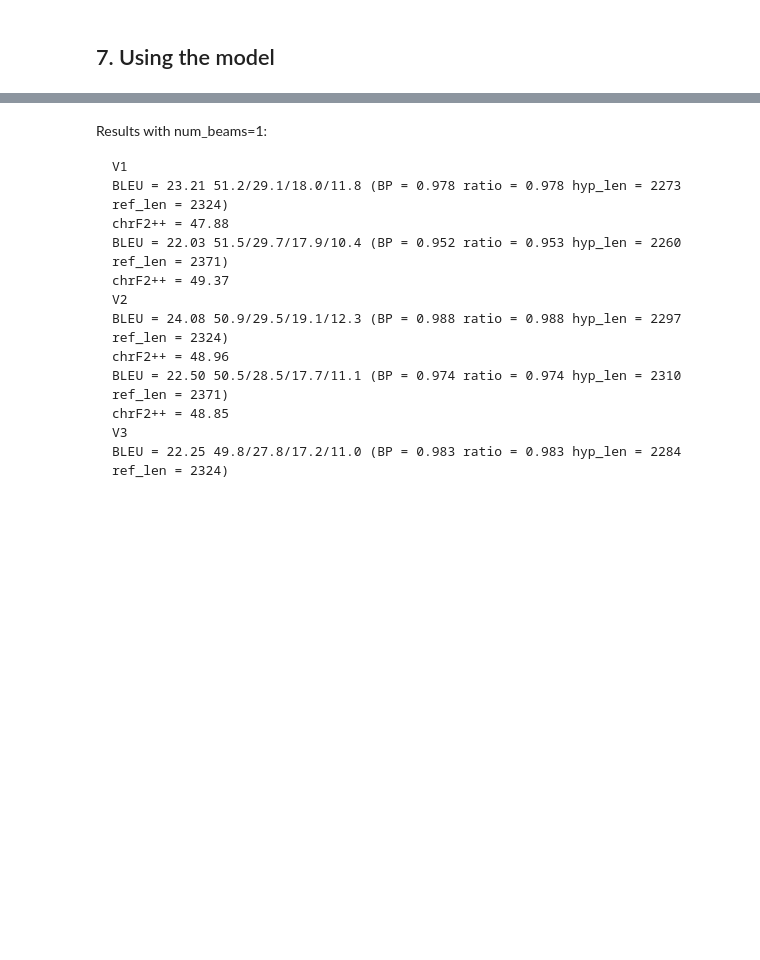
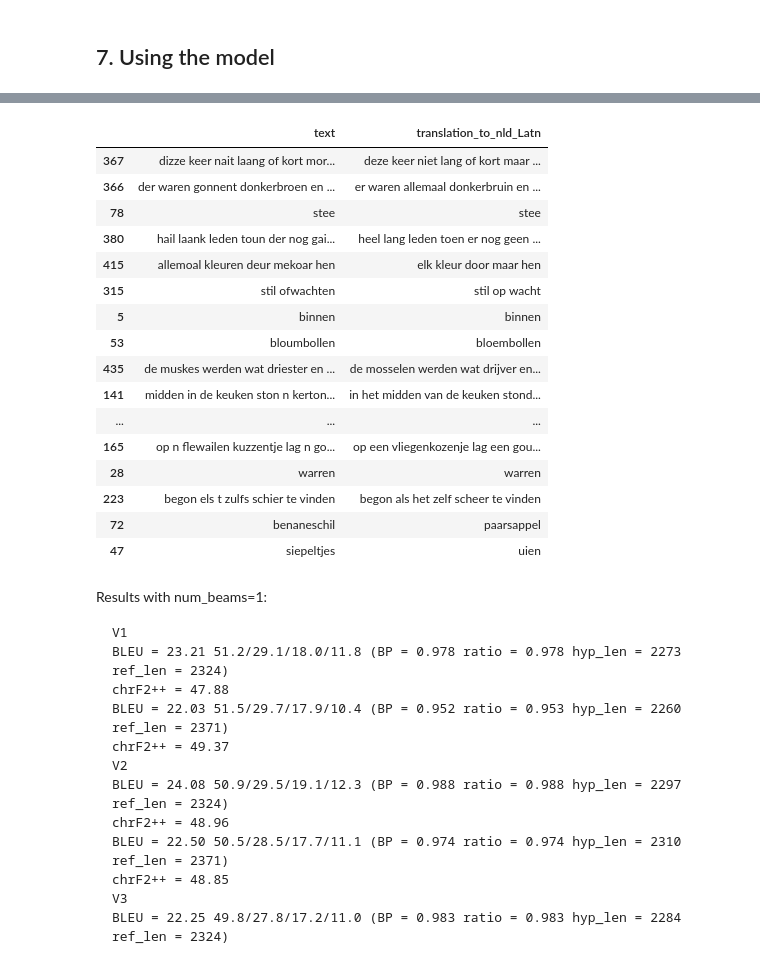
Before and after one commit to tom9358/nllb-tryout, a Jupyter notebook: multilanguage train.ipynb, the cells around one changed output, grey strips where cells are left out. Saved outputs shown, nothing was run; the diff lists cells and outputs as text; code cells hidden in the pictures; blank space fills up the shorter version.

Commit message:
Translated the huggingface sentences to see how they do. Looks like a ton of mistakes still. Best translate them by hand without looking at my model's output and then add them to the training data.

```diff
--- a/multilanguage train.ipynb
+++ b/multilanguage train.ipynb
@@ -486,8 +465,0 @@ display(gosdemo)
-# %%
-for d in ['ö','ò','ó','ô','è','ì','ë','wui ']:
-    # print(d)
-    for i in gosdemo.iterrows():
-        # print(i)
-        for txt in gosdemo['text']:
-            if d in txt:
-                print(txt)
@@ -565,7 +519,6 @@ def preproc(text):
     clean = unicodedata.normalize("NFKC", clean)
     return clean
 # %%
-model_load_name = '../NLLB-GOS/models/nllb-nld-gos-v6'
+model_load_name = '../NLLB-GOS/models/nllb-nld_eng_deu-gos-1.3B-v1'
 model = AutoModelForSeq2SeqLM.from_pretrained(model_load_name).cuda()
 tokenizer = NllbTokenizer.from_pretrained(model_load_name)
-# fix_tokenizer(tokenizer)
@@ -590,5 +550,5 @@ fix_tokenizer(tokenizer)
 # %%
-def translate(text, src_lang='nld_Latn', tgt_lang='eng_Latn', a=32, b=3, max_input_length=1024, num_beams=4, **kwargs):
+def translate(text, src_lang='nld_Latn', tgt_lang='gos_Latn', a=16, b=1.5, max_input_length=700, **kwargs):
     tokenizer.src_lang = src_lang
     tokenizer.tgt_lang = tgt_lang
     inputs = tokenizer(text, return_tensors='pt', padding=True, truncation=True, max_length=max_input_length)
@@ -596,8 +556,8 @@ def translate(text, src_lang='nld_Latn', tgt_lang='eng_Latn', a=32, b=3, max_inp
         **inputs.to(model.device),
         forced_bos_token_id=tokenizer.convert_tokens_to_ids(tgt_lang),
         max_new_tokens=int(a + b * inputs.input_ids.shape[1]),
-        num_beams=num_beams,
         **kwargs
     )
+    #print(inputs.input_ids.shape[1], result.shape[1])
     return tokenizer.batch_decode(result, skip_special_tokens=True)
 # %%
@@ -610,3 +574,41 @@ translate(t, 'nld_Latn', 'gos_Latn', do_sample=True, num_beams=2, temperature=1.
+# %%
+gosdemo = pd.read_csv('../gos-kdl/texts.csv')
+target_lang = "nld_Latn"
+batch_size = 16
+translations = []
+for i in tqdm(range(0, len(gosdemo), batch_size), desc="Translating batches"):
+    batch = gosdemo["text"].tolist()[i:i + batch_size]
+    translations.extend(translate(batch, src_lang="gos_Latn", tgt_lang=target_lang))
+
+gosdemo[f"translation_to_{target_lang}"] = translations
+
+# for d in ['ö','ò','ó','ô','è','ì','ë','wui ']:
+#     # print(d)
+#     for i in gosdemo.iterrows():
+#         # print(i)
+#         for txt in gosdemo['text']:
+#             if d in txt:
+#                 print(txt)
+# %%
+display(gosdemo[['text','translation_to_nld_Latn']].sample(20))
+# %% [output]
+|  | text | translation_to_nld_Latn |
+| 367 | dizze keer nait laang of kort mor... | deze keer niet lang of kort maar ... |
+| 366 | der waren gonnent donkerbroen en ... | er waren allemaal donkerbruin en ... |
+| 78 | stee | stee |
+| 380 | hail laank leden toun der nog gai... | heel lang leden toen er nog geen ... |
+| 415 | allemoal kleuren deur mekoar hen | elk kleur door maar hen |
+| 315 | stil ofwachten | stil op wacht |
+| 5 | binnen | binnen |
+| 53 | bloumbollen | bloembollen |
+| 435 | de muskes werden wat driester en ... | de mosselen werden wat drijver en... |
+| 141 | midden in de keuken ston n kerton... | in het midden van de keuken stond... |
+| ... | ... | ... |
+| 165 | op n flewailen kuzzentje lag n go... | op een vliegenkozenje lag een gou... |
+| 28 | warren | warren |
+| 223 | begon els t zulfs schier te vinden | begon als het zelf scheer te vinden |
+| 72 | benaneschil | paarsappel |
+| 47 | siepeltjes | uien |
 # %%
 df_validate['nld_translated'] = [translate(t, 'gos_Latn', 'nld_Latn')[0] for t in tqdm(df_validate.gos)]
 df_validate['gos_translated'] = [translate(t, 'nld_Latn', 'gos_Latn')[0] for t in tqdm(df_validate.nld)]
```
Also changed, not shown: parts of 8 cells of this notebook.
